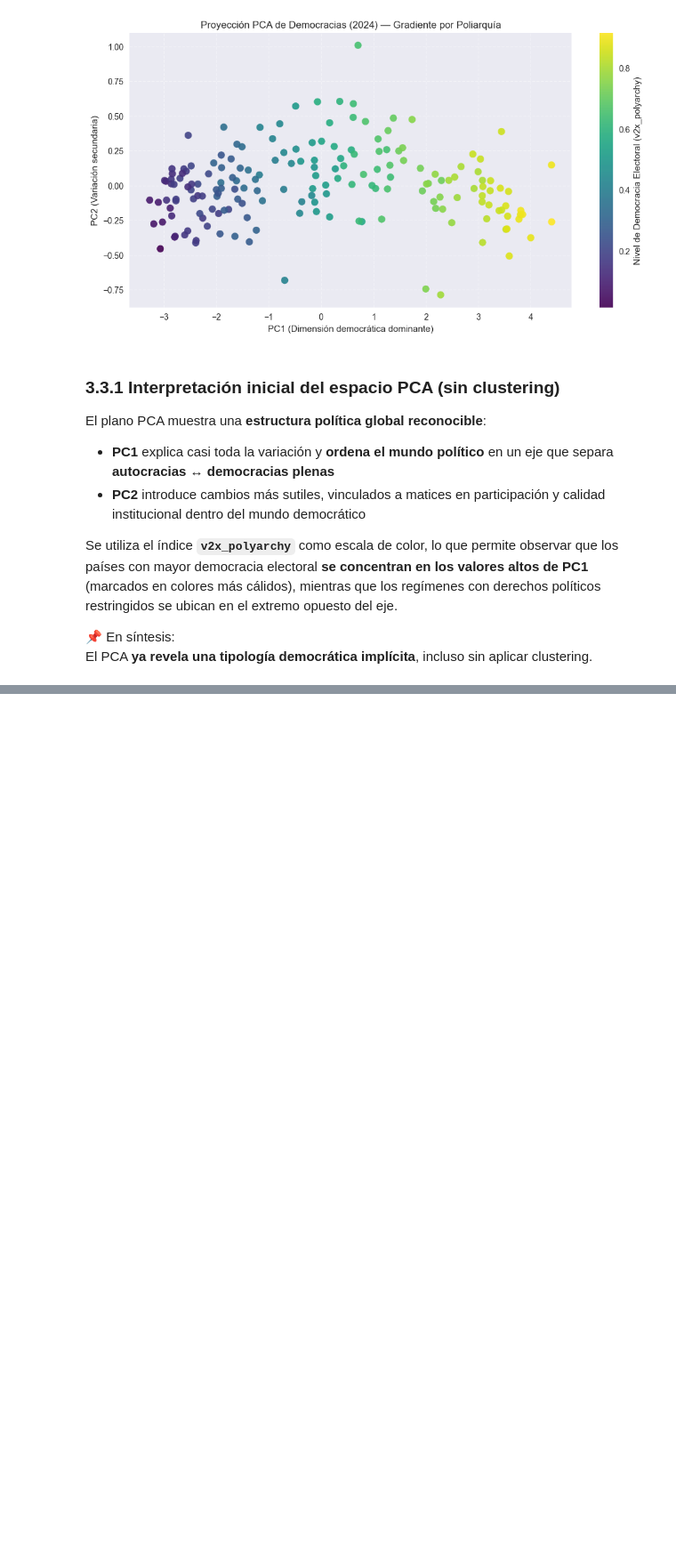
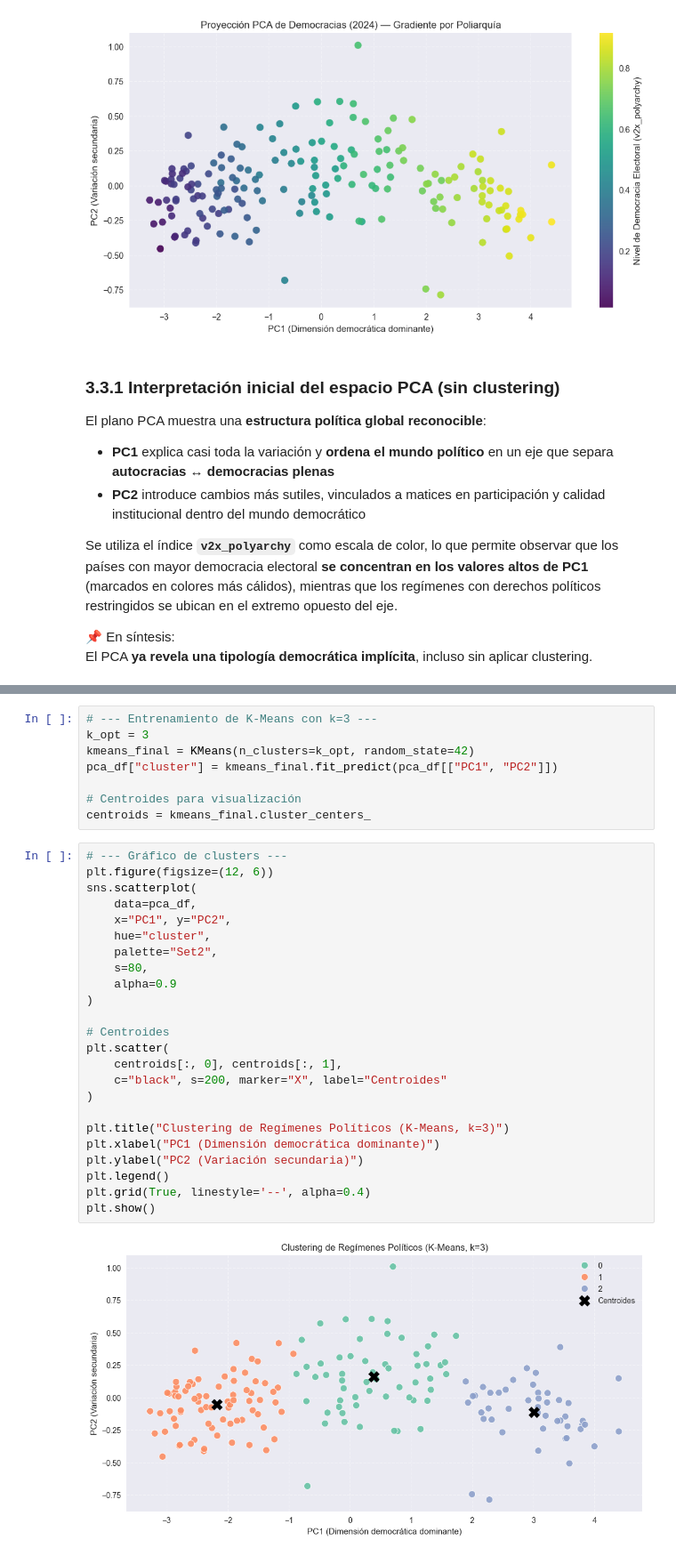
Before and after one commit to fernandezelias/VDem_Democracy_Clustering, a Jupyter notebook: notebooks/01_exploracion.ipynb, the cells around one changed output, grey strips where cells are left out. Shown at 89% size. Drawn from its saved outputs; the diff is of its cells as text; blank space fills up the shorter version.

```diff
--- a/notebooks/01_exploracion.ipynb
+++ b/notebooks/01_exploracion.ipynb
@@ -464,0 +550,34 @@ Para determinar el número óptimo de clusters (**k**), se evaluarán dos criter
+# %%
+# --- Entrenamiento de K-Means con k=3 ---
+k_opt = 3
+kmeans_final = KMeans(n_clusters=k_opt, random_state=42)
+pca_df["cluster"] = kmeans_final.fit_predict(pca_df[["PC1", "PC2"]])
+
+# Centroides para visualización
+centroids = kmeans_final.cluster_centers_
+# %%
+# --- Gráfico de clusters ---
+plt.figure(figsize=(12, 6))
+sns.scatterplot(
+    data=pca_df,
+    x="PC1", y="PC2",
+    hue="cluster",
+    palette="Set2",
+    s=80,
+    alpha=0.9
+)
+
+# Centroides
+plt.scatter(
+    centroids[:, 0], centroids[:, 1],
+    c="black", s=200, marker="X", label="Centroides"
+)
+
+plt.title("Clustering de Regímenes Políticos (K-Means, k=3)")
+plt.xlabel("PC1 (Dimensión democrática dominante)")
+plt.ylabel("PC2 (Variación secundaria)")
+plt.legend()
+plt.grid(True, linestyle='--', alpha=0.4)
+plt.show()
+# %% [output]
+[figure, added]
```
Also changed, not shown: parts of 35 cells of this notebook.
